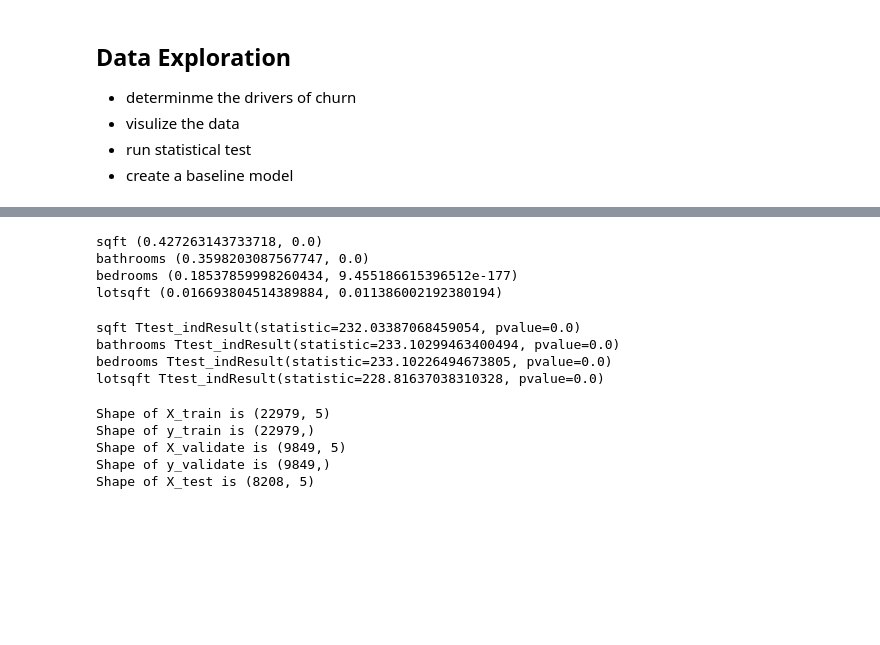
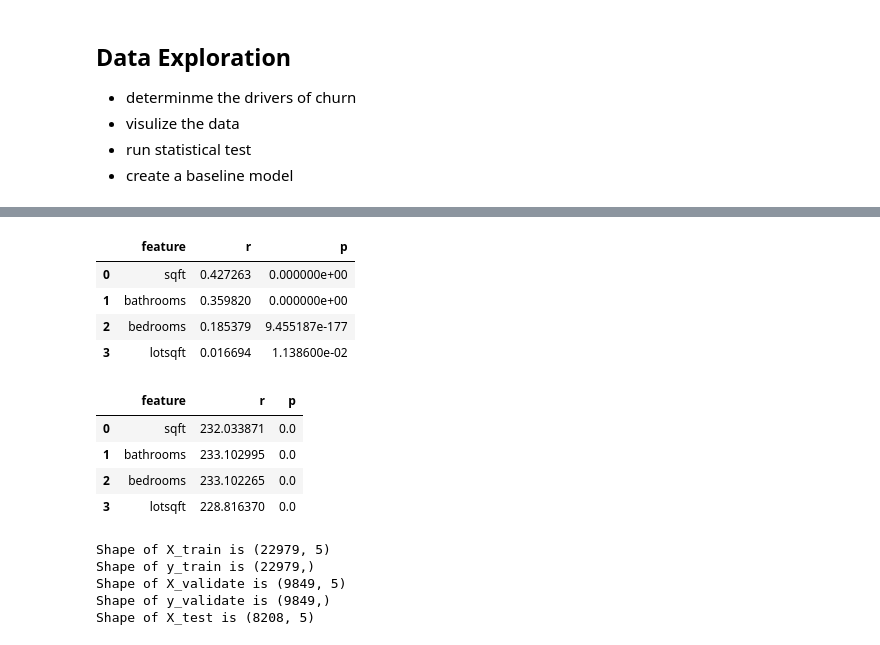
Before and after one commit to craigcalzado/regression-project, a Jupyter notebook: zillow_project.ipynb, the cells around one changed output, grey strips where cells are left out. Saved outputs shown, nothing was run; the diff lists cells and outputs as text; code cells hidden in the pictures; blank space fills up the shorter version.

```diff
--- a/zillow_project.ipynb
+++ b/zillow_project.ipynb
@@ -146,21 +194,25 @@ project_models.sample_corr(train_sample, 'value')
 # %%
-# Correlation tests are used to check if two features are correlated
+# Pearsonr Correlation tests are used to check if two features are correlated
 # the closer the correlation is to 1, the more correlated the features are
-project_models.pearson_corr(train, 'value')
+pearson_df = project_models.pearson_corr(train, 'value')
+pearson_df
 # %% [output]
-sqft (0.427263143733718, 0.0)
-bathrooms (0.3598203087567747, 0.0)
-bedrooms (0.18537859998260434, 9.455186615396512e-177)
-lotsqft (0.016693804514389884, 0.011386002192380194)
+|  | feature | r | p |
+| 0 | sqft | 0.427263 | 0.000000e+00 |
+| 1 | bathrooms | 0.359820 | 0.000000e+00 |
+| 2 | bedrooms | 0.185379 | 9.455187e-177 |
+| 3 | lotsqft | 0.016694 | 1.138600e-02 |
 # %%
 # t test are used to check if two features are statistically different
 # the closer the p value is to 0, the more statistically significant the test
-project_models.ttest_corr(train, 'value')
+ttest_df = project_models.ttest_corr(train, 'value')
+ttest_df
 # %% [output]
-sqft Ttest_indResult(statistic=232.03387068459054, pvalue=0.0)
-bathrooms Ttest_indResult(statistic=233.10299463400494, pvalue=0.0)
-bedrooms Ttest_indResult(statistic=233.10226494673805, pvalue=0.0)
-lotsqft Ttest_indResult(statistic=228.81637038310328, pvalue=0.0)
+|  | feature | r | p |
+| 0 | sqft | 232.033871 | 0.0 |
+| 1 | bathrooms | 233.102995 | 0.0 |
+| 2 | bedrooms | 233.102265 | 0.0 |
+| 3 | lotsqft | 228.816370 | 0.0 |
 # %%
 # function that creates your X and y dataframes
 X_train, y_train, X_validate, y_validate, X_test, y_test = project_models.create_X_y(train, validate, test)
```
Also changed, not shown: parts of 11 cells of this notebook.
